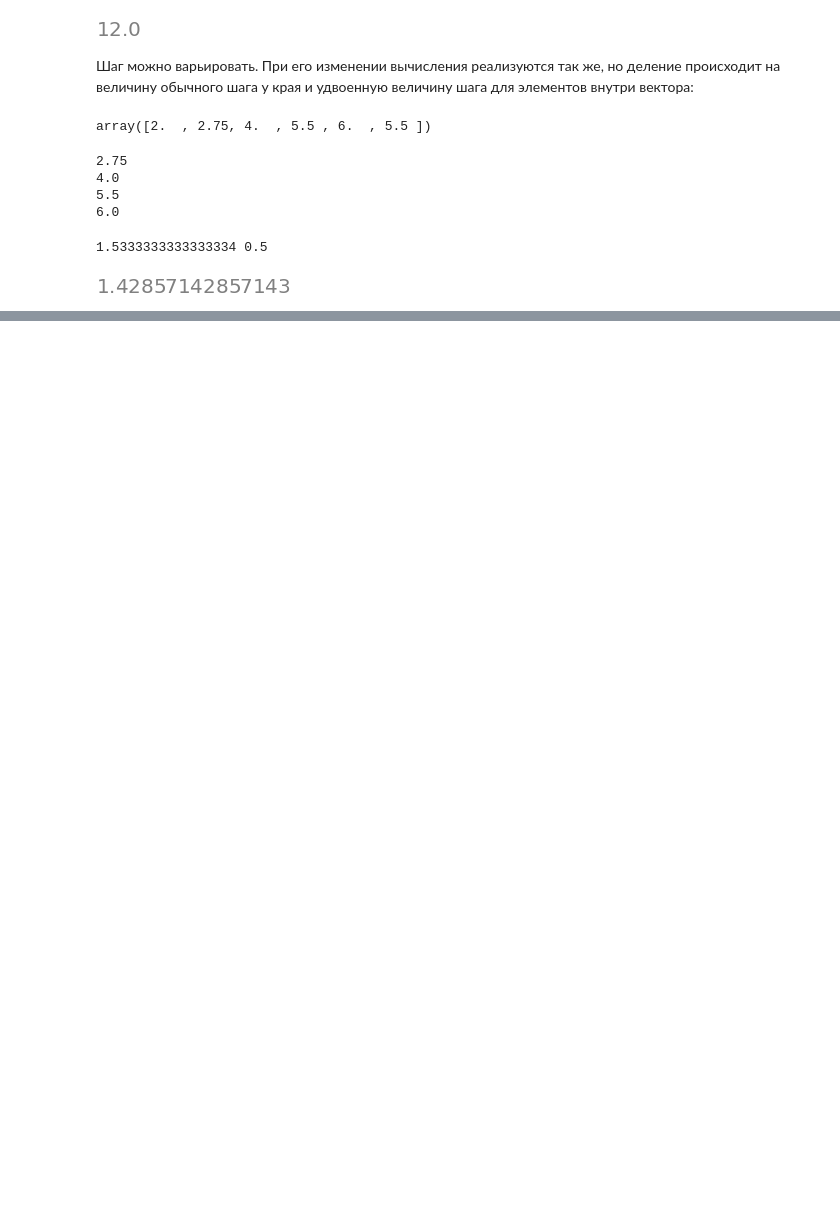
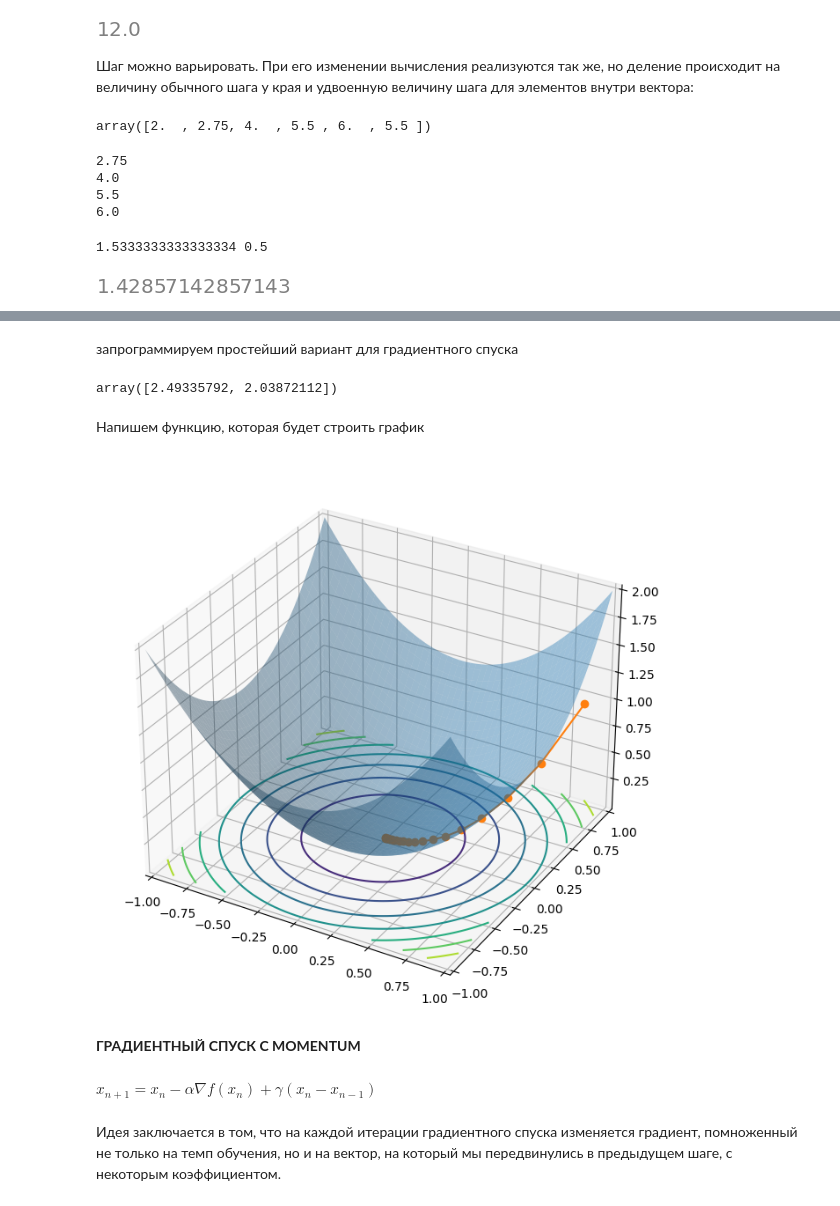
Before and after one commit to killri/sf_data_science, a Jupyter notebook: SF_DS_course_theory_and_practice/MATH5 MathAnalysis is context of optimisation/math5_theory.ipynb, the cells around one changed output, grey strips where cells are left out. Drawn from its saved outputs; the diff is of its cells as text; code cells hidden in the pictures; blank space fills up the shorter version.

```diff
--- a/SF_DS_course_theory_and_practice/MATH5 MathAnalysis is context of optimisation/math5_theory.ipynb
+++ b/SF_DS_course_theory_and_practice/MATH5 MathAnalysis is context of optimisation/math5_theory.ipynb
@@ -197,0 +204,3 @@ np.gradient(f, 7)[7]
+# %%
+def fun(x, y, a=1, b=1):
+    return a * (x ** 2) + b * (y ** 2)
@@ -197,0 +209,47 @@ np.gradient(f, 7)[7]
+# %%
+def grad(x, y, a=1, b=1):
+    return np.array([2 * a * x, 2 * b * y])
+# %% [markdown]
+запрограммируем простейший вариант для градиентного спуска
+# %%
+x = np.random.uniform(0, 3, size = 2)
+x
+# %% [output]
+array([2.49335792, 2.03872112])
+# %%
+def grad_descend(grad, step_size=0.2, num_steps=30):
+    lst = []
+    x = np.random.uniform(0, 3, size = 2)
+    lst.append(x)
+    for i in range(num_steps):
+        x = x - step_size * grad(lst[-1][0], lst[-1][1])
+        lst.append(x)
+    return np.array(lst)
+# %% [markdown]
+Напишем функцию, которая будет строить график
+# %%
+def plot_grad(fun, trace):
+    fig = plt.figure(figsize=(10, 8))
+    x_ = np.linspace(-1, 1, 100) #размечаем координаты по x
+    y_ = np.linspace(-1, 1, 100) #размечаем координаты по y
+    x, y = np.meshgrid(x_, y_) #задаем все возможные пары x,y в которых нам надо вычислить функцию, чтобы наричовать график
+    z = fun(x, y) # Вычисляем значение функции в каждой точке сетки
+    ax = fig.add_subplot(1, 1, 1, projection='3d') #Создаем 3д холст
+    ax.plot_surface(x, y, z, alpha=0.4) #СТроим 3д график с прозрачностью альфа
+    ax.contour(x, y, z, zdir='z', offset=z.min()) #рисуем линии уровня
+    z_trace = fun(trace[:, 0], trace[:, 1]) # считаем значения функции в каждой точке алгоритам град спука
+    ax.plot(trace[:, 0], trace[:, 1], z_trace, "o-")  #Рисуем линию - последовательных значений функции в точках алгоритма
+    ax.set_xlim(x.min(), x.max())
+    ax.set_ylim(y.min(), y.max())
+    ax.set_zlim(z.min(), z.max())
+
+trace = grad_descend(grad, 0.1, 20)
+plot_grad(fun, trace = trace)
+# %% [output]
+[figure, added]
+# %% [markdown]
+**ГРАДИЕНТНЫЙ СПУСК С MOMENTUM**
+# %% [markdown]
+$x_{n+1}=x_n - \alpha\nabla f(x_n) + \gamma(x_n - x_{n-1})$
+# %% [markdown]
+Идея заключается в том, что на каждой итерации градиентного спуска  изменяется градиент, помноженный не только на темп обучения, но и на вектор, на который мы передвинулись в предыдущем шаге, с некоторым коэффициентом.
```
Also changed, not shown: parts of 4 cells of this notebook, 4 other files.
